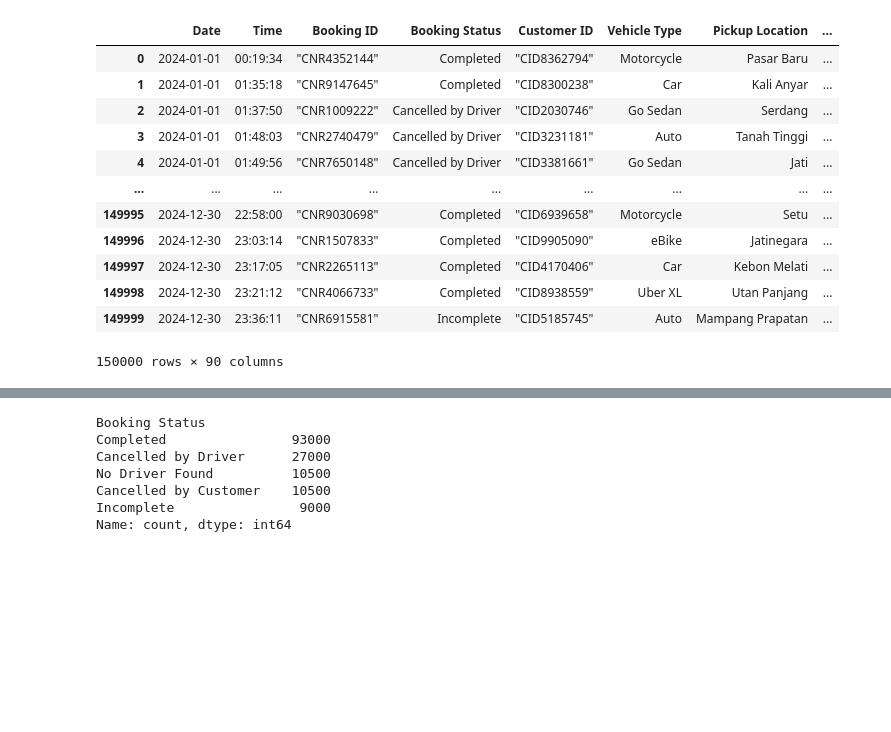
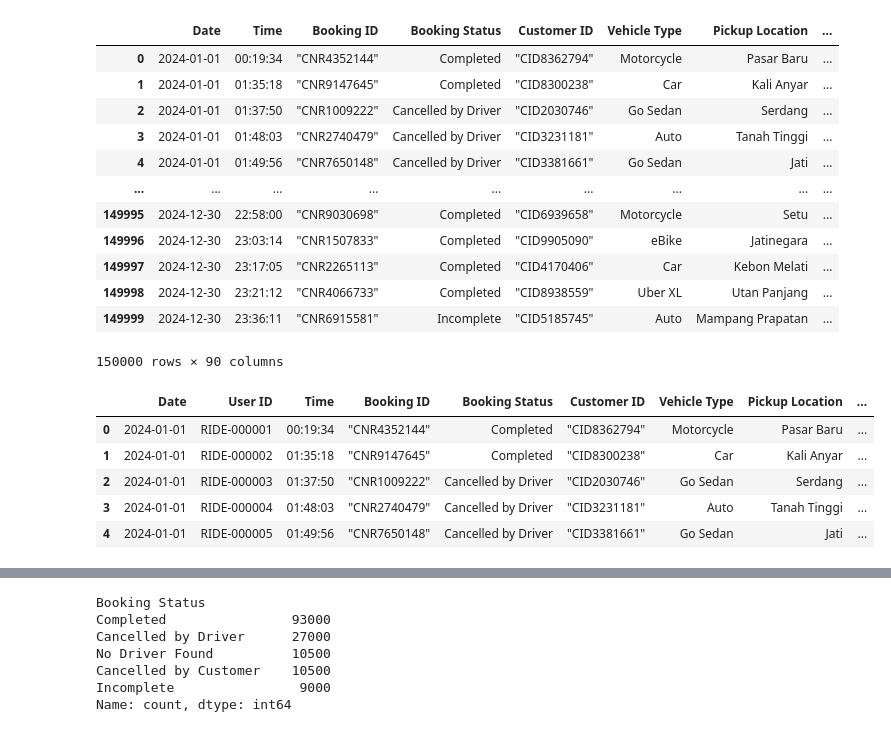
Before and after one commit to Mipjeiger/Taxi-trip-end-to-end-engineering, a Jupyter notebook: production/backend/database/read_data.ipynb, the cells around one changed output, grey strips where cells are left out. Saved outputs shown, nothing was run; the diff lists cells and outputs as text; code cells hidden in the pictures; blank space fills up the shorter version.

```diff
--- a/production/backend/database/read_data.ipynb
+++ b/production/backend/database/read_data.ipynb
@@ -18,3 +18,15 @@ df
 | 149998 | 2024-12-30 | 23:21:12 | "CNR4066733" | Completed | "CID8938559" | Uber XL | Utan Panjang | ... |
 | 149999 | 2024-12-30 | 23:36:11 | "CNR6915581" | Incomplete | "CID5185745" | Auto | Mampang Prapatan | ... |
 150000 rows × 90 columns
+# %%
+# Create user_id column
+df['User ID'] = [f"RIDE-{i:06d}" for i in range(1, len(df) + 1)]
+df.insert(1, 'User ID', df.pop('User ID'))
+df.head()
+# %% [output]
+|  | Date | User ID | Time | Booking ID | Booking Status | Customer ID | Vehicle Type | Pickup Location | ... |
+| 0 | 2024-01-01 | RIDE-000001 | 00:19:34 | "CNR4352144" | Completed | "CID8362794" | Motorcycle | Pasar Baru | ... |
+| 1 | 2024-01-01 | RIDE-000002 | 01:35:18 | "CNR9147645" | Completed | "CID8300238" | Car | Kali Anyar | ... |
+| 2 | 2024-01-01 | RIDE-000003 | 01:37:50 | "CNR1009222" | Cancelled by Driver | "CID2030746" | Go Sedan | Serdang | ... |
+| 3 | 2024-01-01 | RIDE-000004 | 01:48:03 | "CNR2740479" | Cancelled by Driver | "CID3231181" | Auto | Tanah Tinggi | ... |
+| 4 | 2024-01-01 | RIDE-000005 | 01:49:56 | "CNR7650148" | Cancelled by Driver | "CID3381661" | Go Sedan | Jati | ... |
```
Also changed, not shown: parts of 5 cells of this notebook.
